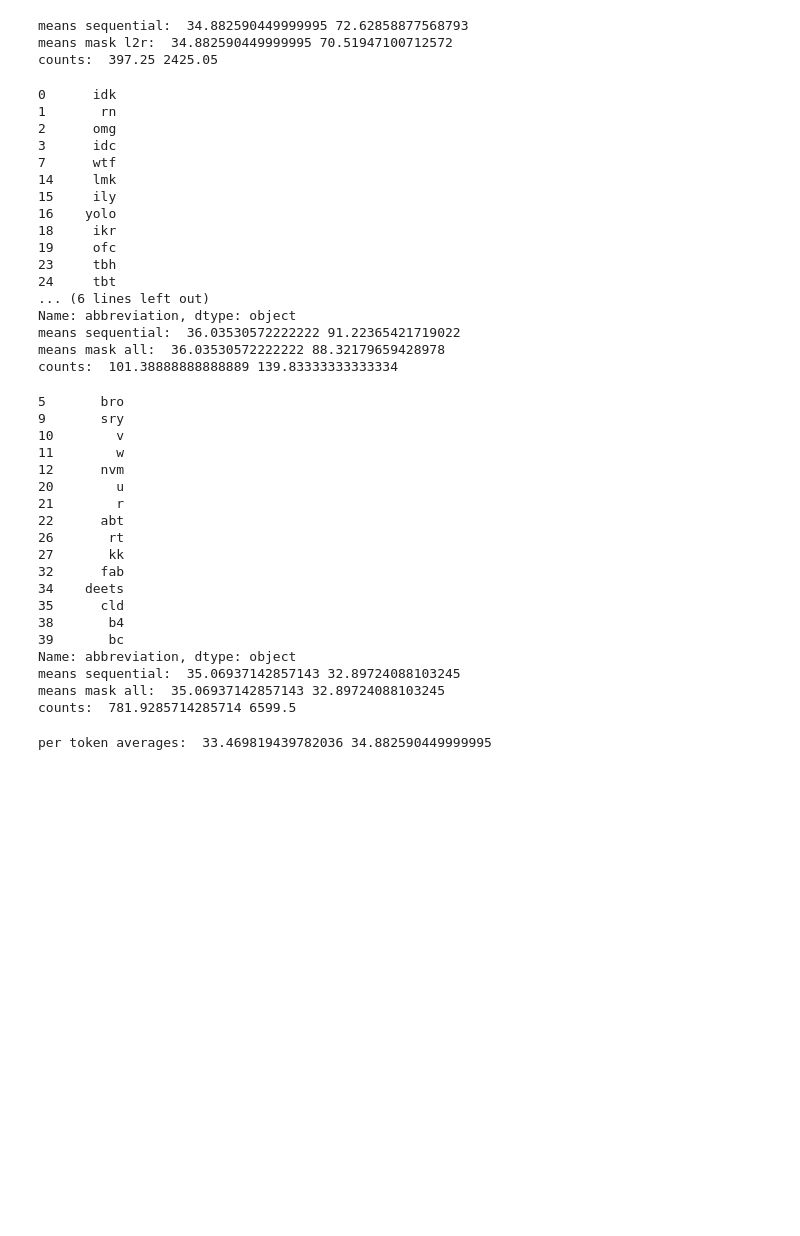
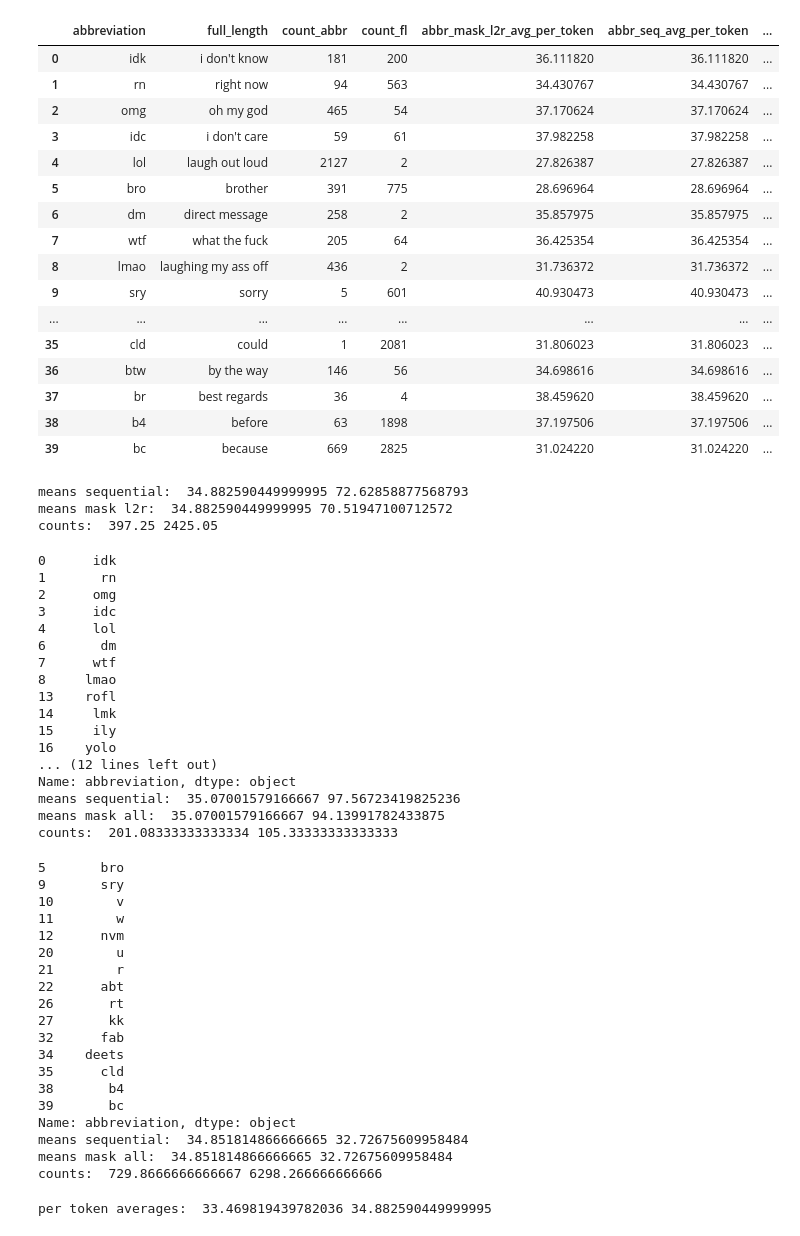
Before and after one commit to erafkin/twitter_abbreviation_word_length, a Jupyter notebook: notebooks/explore.ipynb, the cells around one changed output. Cells and saved outputs as stored; diff of their text form; code cells hidden in the pictures; blank space fills up the shorter version.

```diff
--- a/notebooks/explore.ipynb
+++ b/notebooks/explore.ipynb
@@ -1,6 +1,25 @@
 # %%
 import pandas as pd
-df = pd.read_csv("../data_fix_PLL.csv")
+df = pd.read_csv("../data_df.csv")
+df
+# %% [output]
+|  | abbreviation | full_length | count_abbr | count_fl | abbr_mask_l2r_avg_per_token | abbr_seq_avg_per_token | ... |
+| 0 | idk | i don't know | 181 | 200 | 36.111820 | 36.111820 | ... |
+| 1 | rn | right now | 94 | 563 | 34.430767 | 34.430767 | ... |
+| 2 | omg | oh my god | 465 | 54 | 37.170624 | 37.170624 | ... |
+| 3 | idc | i don't care | 59 | 61 | 37.982258 | 37.982258 | ... |
+| 4 | lol | laugh out loud | 2127 | 2 | 27.826387 | 27.826387 | ... |
+| 5 | bro | brother | 391 | 775 | 28.696964 | 28.696964 | ... |
+| 6 | dm | direct message | 258 | 2 | 35.857975 | 35.857975 | ... |
+| 7 | wtf | what the fuck | 205 | 64 | 36.425354 | 36.425354 | ... |
+| 8 | lmao | laughing my ass off | 436 | 2 | 31.736372 | 31.736372 | ... |
+| 9 | sry | sorry | 5 | 601 | 40.930473 | 40.930473 | ... |
+| ... | ... | ... | ... | ... | ... | ... | ... |
+| 35 | cld | could | 1 | 2081 | 31.806023 | 31.806023 | ... |
+| 36 | btw | by the way | 146 | 56 | 34.698616 | 34.698616 | ... |
+| 37 | br | best regards | 36 | 4 | 38.459620 | 38.459620 | ... |
+| 38 | b4 | before | 63 | 1898 | 37.197506 | 37.197506 | ... |
+| 39 | bc | because | 669 | 2825 | 31.024220 | 31.024220 | ... |
 # %%
 
 df["abbr_len"] =  df["abbreviation"].str.len()
@@ -17,8 +36,8 @@ means mask l2r:  34.882590449999995 70.51947100712572
 counts:  397.25 2425.05
 # %%
 df_subset = df[df['full_length'].str.contains(" ")]
-df_subset = df_subset[df_subset["count_abbr"]>2]
-df_subset = df_subset[df_subset["count_fl"]>2]
+df_subset = df_subset[df_subset["count_abbr"]>0]
+df_subset = df_subset[df_subset["count_fl"]>0]
 print(df_subset["abbreviation"])
 
 print("means sequential: ", df_subset["abbr_sequential_surprisal_mean"].mean(), df_subset["fl_sequential_surprisal_mean"].mean())
@@ -29,25 +48,25 @@ print("counts: ", df_subset["count_abbr"].mean(), df_subset["count_fl"].mean())
 1       rn
 2      omg
 3      idc
+4      lol
+6       dm
 7      wtf
+8     lmao
+13    rofl
 14     lmk
 15     ily
 16    yolo
-18     ikr
-19     ofc
-23     tbh
-24     tbt
-... (6 lines left out)
+... (12 lines left out)
 Name: abbreviation, dtype: object
-means sequential:  36.03530572222222 91.22365421719022
-means mask all:  36.03530572222222 88.32179659428978
-counts:  101.38888888888889 139.83333333333334
+means sequential:  35.07001579166667 97.56723419825236
+means mask all:  35.07001579166667 94.13991782433875
+counts:  201.08333333333334 105.33333333333333
 # %%
 df_subset = df[~df['full_length'].str.contains(" ")]
 print(df_subset["abbreviation"])
 
-df_subset = df_subset[df_subset["count_abbr"]>2]
-df_subset = df_subset[df_subset["count_fl"]>2]
+df_subset = df_subset[df_subset["count_abbr"]>0]
+df_subset = df_subset[df_subset["count_fl"]>0]
 print("means sequential: ", df_subset["abbr_sequential_surprisal_mean"].mean(), df_subset["fl_sequential_surprisal_mean"].mean())
 print("means mask all: ", df_subset["abbr_mask_l2r_surprisal_mean"].mean(), df_subset["fl_mask_l2r_surprisal_mean"].mean())
 print("counts: ", df_subset["count_abbr"].mean(), df_subset["count_fl"].mean())
@@ -68,9 +87,9 @@ print("counts: ", df_subset["count_abbr"].mean(), df_subset["count_fl"].mean())
 38       b4
 39       bc
 Name: abbreviation, dtype: object
-means sequential:  35.06937142857143 32.89724088103245
-means mask all:  35.06937142857143 32.89724088103245
-counts:  781.9285714285714 6599.5
+means sequential:  34.851814866666665 32.72675609958484
+means mask all:  34.851814866666665 32.72675609958484
+counts:  729.8666666666667 6298.266666666666
 # %%
 print("per token averages: ", df["fl_seq_avg_per_token"].mean(), df["abbr_seq_avg_per_token"].mean())
 # %% [output]
```
Also changed, not shown: parts of 13 cells of this notebook, 7 other files.
